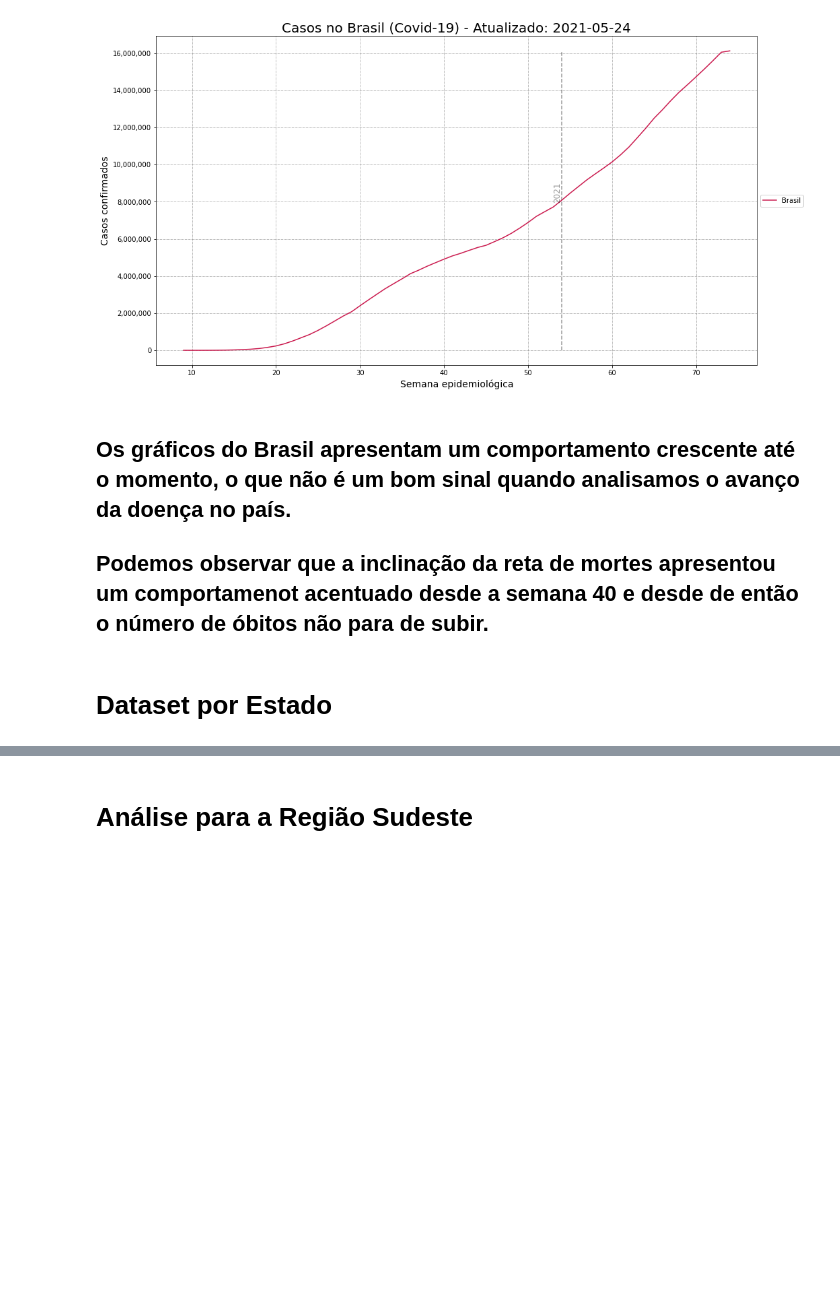
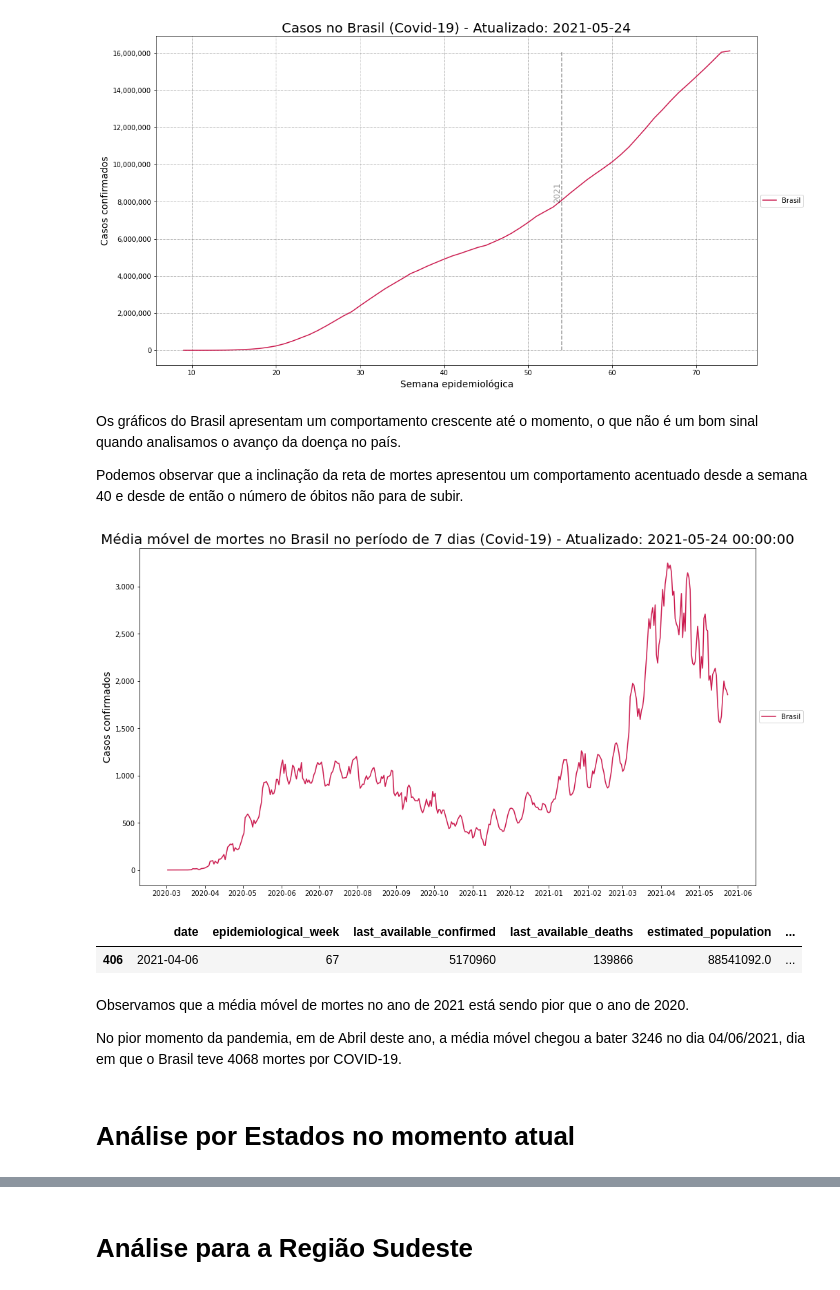
Before and after one commit to antoniodragoc/Bootcamp_Data_Science_Aplicada, a Jupyter notebook: Modulo01/Projeto Modulo 01/desafio_modulo01.ipynb, the cells around one changed output, grey strips where cells are left out. Drawn from its saved outputs; the diff is of its cells as text; code cells hidden in the pictures; blank space fills up the shorter version.

```diff
--- a/Modulo01/Projeto Modulo 01/desafio_modulo01.ipynb
+++ b/Modulo01/Projeto Modulo 01/desafio_modulo01.ipynb
@@ -165,0 +198,3 @@ df.head()
+# %%
+df['date'] = pd.to_datetime(df['date'], yearfirst=True)
+df.head()
@@ -262,8 +287,39 @@ plot_semana(df_br, 'last_available_confirmed', 'Região','Casos no Brasil')
 # %% [output]
 [figure]
 # %% [markdown]
-## Os gráficos do Brasil apresentam um comportamento crescente até o momento, o que não é um bom sinal quando analisamos o avanço da doença no país.
-## Podemos observar que a inclinação da reta de mortes apresentou um comportamenot acentuado desde a semana 40 e desde de então o número de óbitos não para de subir.
+Os gráficos do Brasil apresentam um comportamento crescente até o momento, o que não é um bom sinal quando analisamos o avanço da doença no país.
+
+Podemos observar que a inclinação da reta de mortes apresentou um comportamento acentuado desde a semana 40 e desde de então o número de óbitos não para de subir.
-# %% [markdown]
-# Dataset por Estado
+# %%
+df_regiao_dia = df.query("place_type == 'state'").groupby(by=['Região','date']).agg({'epidemiological_week':'max','last_available_confirmed' : 'max', 'last_available_deaths' : 'max', 'estimated_population' : 'max','new_confirmed':'sum','new_deaths':'sum'})
+
+df_regiao_dia.reset_index(drop=False, inplace=True)
+# agrupando o dataset por região e semana epidemiológica
+df_regiao_dia = df_regiao_dia.groupby(by=['Região', 'date']).agg({'epidemiological_week':'max','last_available_confirmed' : 'sum', 'last_available_deaths' : 'sum', 'estimated_population' : 'sum','new_confirmed':'sum','new_deaths':'sum'})
+df_regiao_dia.reset_index(drop=False, inplace=True)
+
+
+# agrupando o dataset por região e semana epidemiológica
+df_brd = df_regiao_dia.groupby(by=['date']).agg({'epidemiological_week':'max','last_available_confirmed' : 'sum', 'last_available_deaths' : 'sum', 'estimated_population' : 'sum','new_confirmed':'sum','new_deaths':'sum'})
+df_brd.reset_index(drop=False, inplace=True)
+df_brd['Região'] = 'Brasil'
+df_brd = organiza_week(df_brd)
+
+df_brd['media_movel'] = df_brd['new_deaths'].rolling(7).mean()
+#df_brd.iloc[[*range(3),*range(-3,0)]]
+# %%
+plot_dia(df_brd, 'media_movel', 'Região','Média móvel de mortes no Brasil no período de 7 dias')
+# %% [output]
+[figure, added]
+# %%
+df_brd[df_brd['media_movel'] == df_brd['media_movel'].max()]
+# %% [output]
+|  | date | epidemiological_week | last_available_confirmed | last_available_deaths | estimated_population | ... |
+| 406 | 2021-04-06 | 67 | 5170960 | 139866 | 88541092.0 | ... |
+# %% [markdown]
+Observamos que a média móvel de mortes no ano de 2021 está sendo pior que o ano de 2020.
+
+No pior momento da pandemia, em de Abril deste ano, a média móvel chegou a bater 3246 no dia 04/06/2021, dia em que o Brasil teve 4068 mortes por COVID-19.
+# %% [markdown]
+# Análise por Estados no momento atual
 # %%
```
Also changed, not shown: parts of 25 cells of this notebook.
